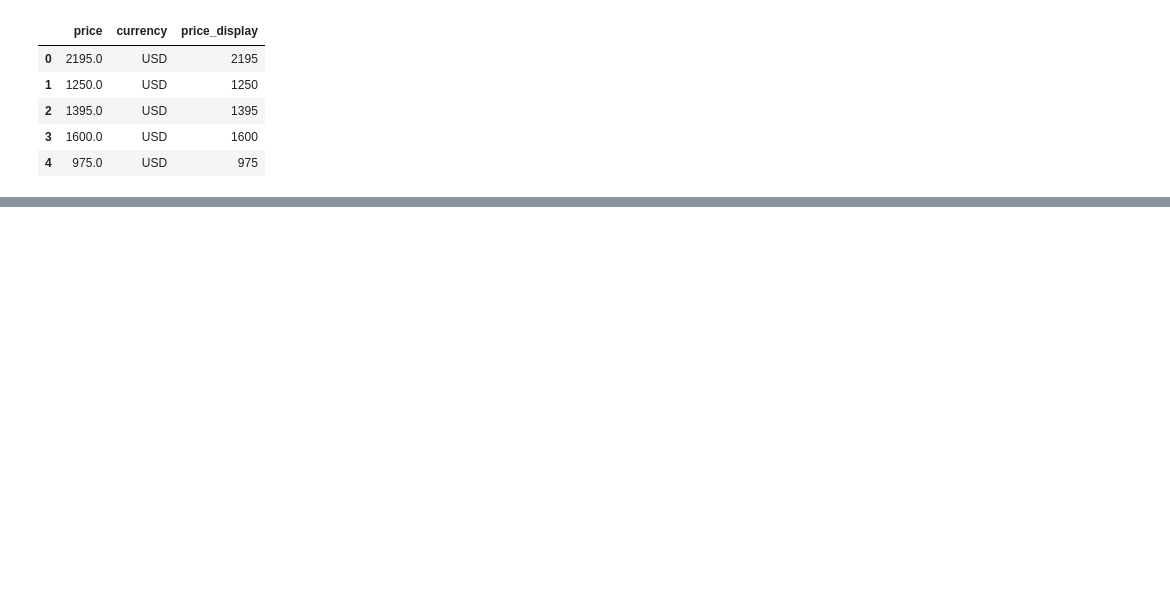
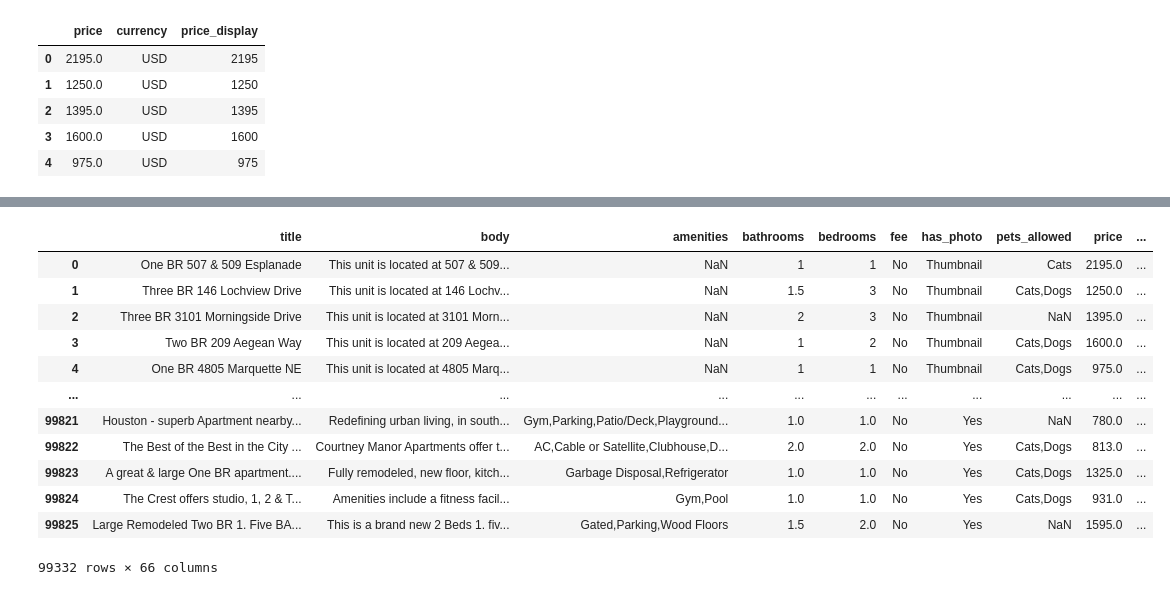
Before and after one commit to Potter-M/ml_projects, a Jupyter notebook: data_cleaning.ipynb, the cells around one changed output, grey strips where cells are left out. Cells and saved outputs as stored; diff of their text form; code cells hidden in the pictures; blank space fills up the shorter version.

```diff
--- a/data_cleaning.ipynb
+++ b/data_cleaning.ipynb
@@ -248,7 +251,7 @@ Name: count, dtype: int64
 df = df[df['price_type'] == 'Monthly']
 # %%
 df_reduced = df.drop(
-    columns=['price_display', 'price_type', 'currency', 'address', 'category']
+    columns=['price_display', 'price_type', 'currency', 'address', 'category', 'source']
     )
 
 df_reduced.info()
@@ -272,0 +296,5 @@ memory usage: 12.9+ MB
+# %%
+
+df_add_state = pd.get_dummies(df_reduced, columns=['state'], dtype='int')
+
+df_add_state.head()
@@ -272,0 +313,8 @@ memory usage: 12.9+ MB
+# %%
+# Very large clustering in Sep, Feb, and Dec. Seems odd, I will likely not use month.
+
+df_add_state['date'] = pd.to_datetime(df_add_state['time'].astype(float), unit='s')
+
+df_add_state['month'] = df_add_state['date'].dt.month
+
+df_add_state['month'].value_counts()
@@ -272,0 +336,18 @@ memory usage: 12.9+ MB
+# %%
+# Drop 'time' now that it is redundant
+
+df_add_state.drop(columns=['time'])
+# %% [output]
+|  | title | body | amenities | bathrooms | bedrooms | fee | has_photo | pets_allowed | price | ... |
+| 0 | One BR 507 & 509 Esplanade | This unit is located at 507 & 509... | NaN | 1 | 1 | No | Thumbnail | Cats | 2195.0 | ... |
+| 1 | Three BR 146 Lochview Drive | This unit is located at 146 Lochv... | NaN | 1.5 | 3 | No | Thumbnail | Cats,Dogs | 1250.0 | ... |
+| 2 | Three BR 3101 Morningside Drive | This unit is located at 3101 Morn... | NaN | 2 | 3 | No | Thumbnail | NaN | 1395.0 | ... |
+| 3 | Two BR 209 Aegean Way | This unit is located at 209 Aegea... | NaN | 1 | 2 | No | Thumbnail | Cats,Dogs | 1600.0 | ... |
+| 4 | One BR 4805 Marquette NE | This unit is located at 4805 Marq... | NaN | 1 | 1 | No | Thumbnail | Cats,Dogs | 975.0 | ... |
+| ... | ... | ... | ... | ... | ... | ... | ... | ... | ... | ... |
+| 99821 | Houston - superb Apartment nearby... | Redefining urban living, in south... | Gym,Parking,Patio/Deck,Playground... | 1.0 | 1.0 | No | Yes | NaN | 780.0 | ... |
+| 99822 | The Best of the Best in the City ... | Courtney Manor Apartments offer t... | AC,Cable or Satellite,Clubhouse,D... | 2.0 | 2.0 | No | Yes | Cats,Dogs | 813.0 | ... |
+| 99823 | A great & large One BR apartment.... | Fully remodeled, new floor, kitch... | Garbage Disposal,Refrigerator | 1.0 | 1.0 | No | Yes | Cats,Dogs | 1325.0 | ... |
+| 99824 | The Crest offers studio, 1, 2 & T... | Amenities include a fitness facil... | Gym,Pool | 1.0 | 1.0 | No | Yes | Cats,Dogs | 931.0 | ... |
+| 99825 | Large Remodeled Two BR 1. Five BA... | This is a brand new 2 Beds 1. fiv... | Gated,Parking,Wood Floors | 1.5 | 2.0 | No | Yes | NaN | 1595.0 | ... |
+99332 rows × 66 columns
```
Also changed, not shown: parts of 17 cells of this notebook.
